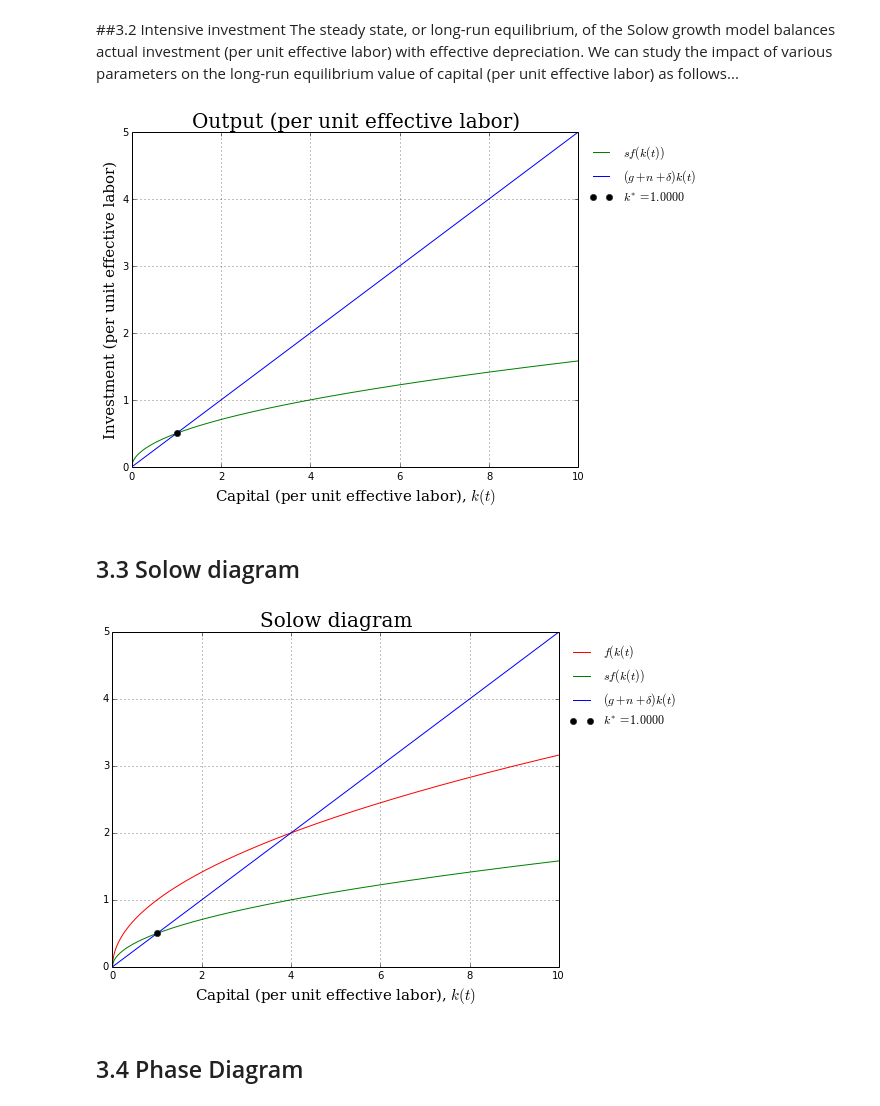
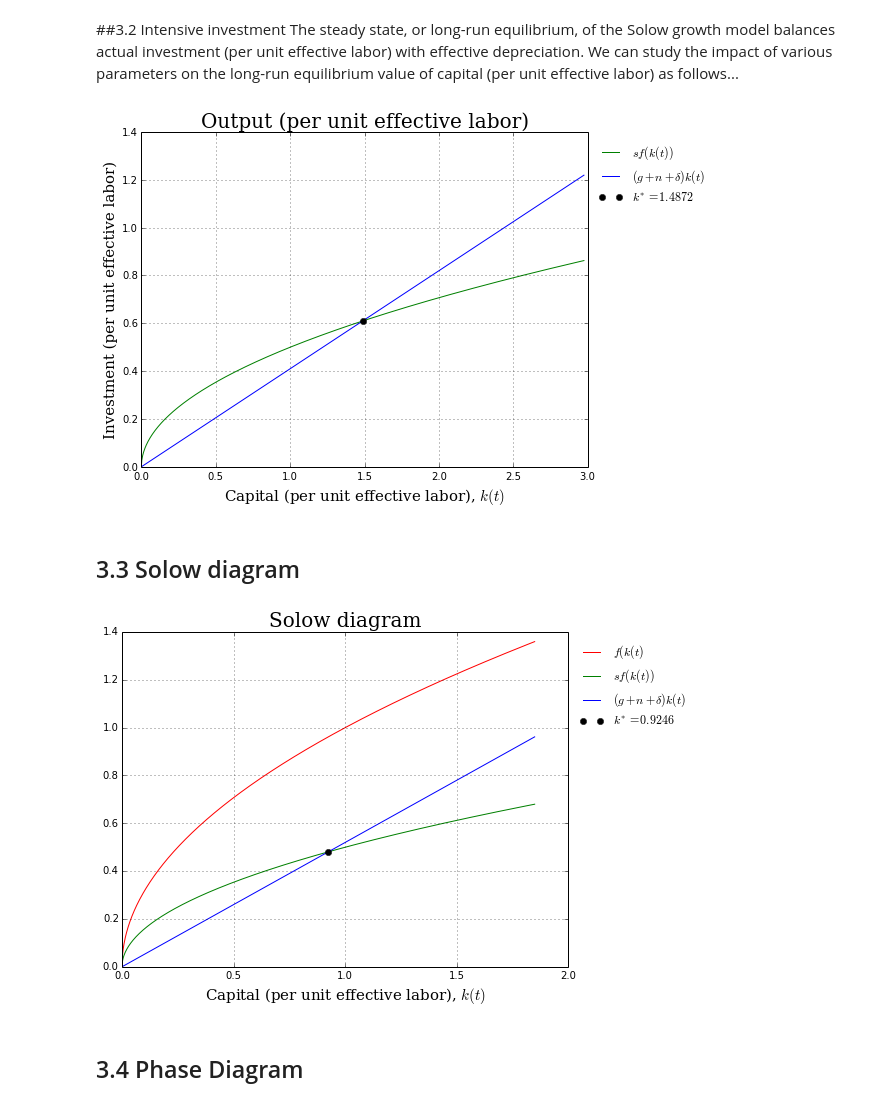
Before and after one commit to QuantEcon/QuantEcon.py, a Jupyter notebook: examples/solow_model.ipynb, the cells around one changed output. Cells and saved outputs as stored; diff of their text form; code cells hidden in the pictures.

Commit message:
Removed k_upper as a parameter for plotting functions.

```diff
--- a/examples/solow_model.ipynb
+++ b/examples/solow_model.ipynb
@@ -282,7 +290,6 @@ depreciation_widget = FloatSliderWidget(min=eps, max=1-eps, step=eps, value=0.5)
 intensive_investment_widget = interact(solow.model.plot_intensive_investment,
                                        cls=fixed(model),
                                        Nk=fixed(value=1e3),
-                                       k_upper=FloatSliderWidget(min=10, max=100, step=1, value=10),
                                        g=technology_progress_widget,
                                        n=population_growth_widget,
                                        s=savings_widget,
@@ -290,31 +297,30 @@ intensive_investment_widget = interact(solow.model.plot_intensive_investment,
                                        delta=depreciation_widget,
                                        )
 # %% [output]
-[figure, old version]
+[figure, new version]
 # %% [markdown]
 ## 3.3 Solow diagram
 # %%
 # define some widgets for the various parameters
 eps = 1e-2
 technology_progress_widget = FloatSliderWidget(min=-0.05, max=0.05, step=eps, value=0.0)
 population_growth_widget = FloatSliderWidget(min=-0.05, max=0.05, step=eps, value=0.0)
 savings_widget = FloatSliderWidget(min=eps, max=1-eps, step=eps, value=0.5)
 output_elasticity_widget = FloatSliderWidget(min=eps, max=1-eps, step=eps, value=0.5)
 depreciation_widget = FloatSliderWidget(min=eps, max=1-eps, step=eps, value=0.5)
 
 # create the widget!
 solow_diagram_widget = interact(solow.model.plot_solow_diagram,
                                 cls=fixed(model),
                                 Nk=fixed(value=1e3),
-                                k_upper=FloatSliderWidget(min=10, max=100, step=1, value=10),
                                 g=technology_progress_widget,
                                 n=population_growth_widget,
                                 s=savings_widget,
                                 alpha=output_elasticity_widget,
                                 delta=depreciation_widget,
                                 )
 # %% [output]
-[figure, old version]
+[figure, new version]
 # %% [markdown]
 ## 3.4 Phase Diagram
 # %%
```
Also changed, not shown: parts of 22 cells of this notebook, 1 other file.
